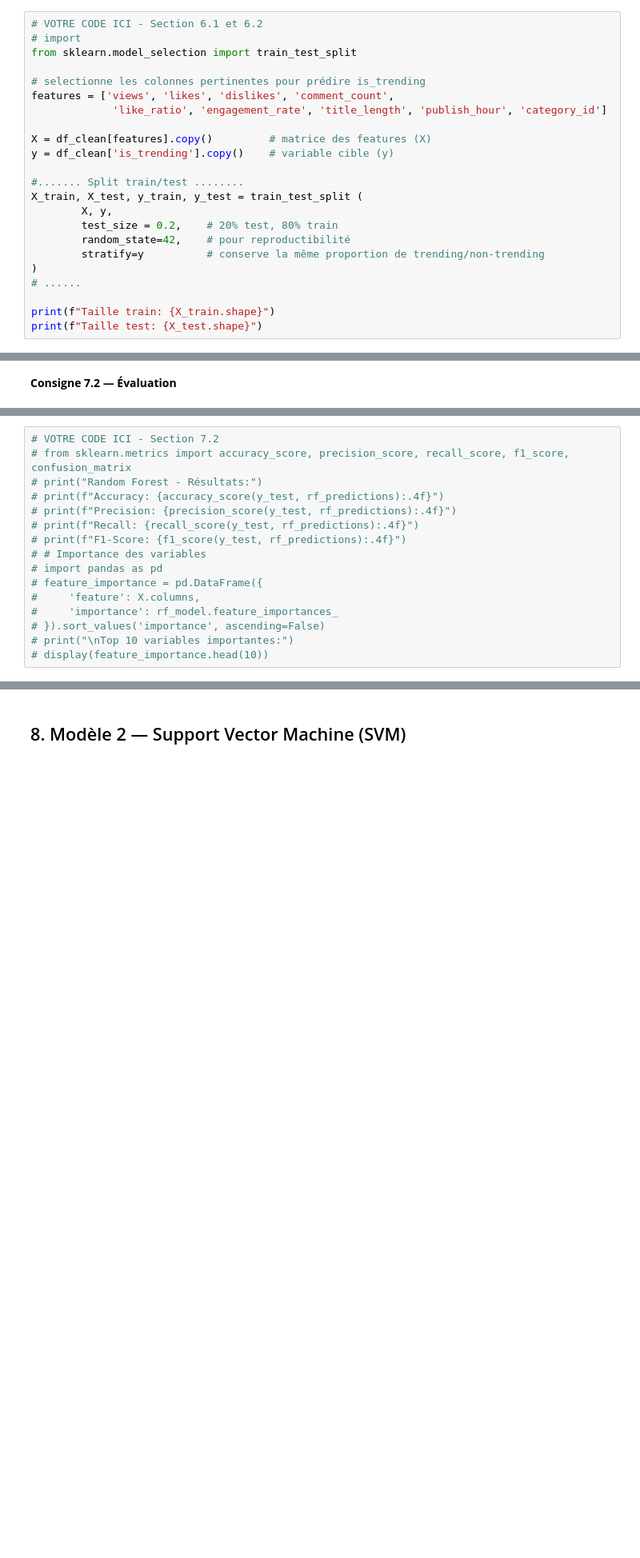
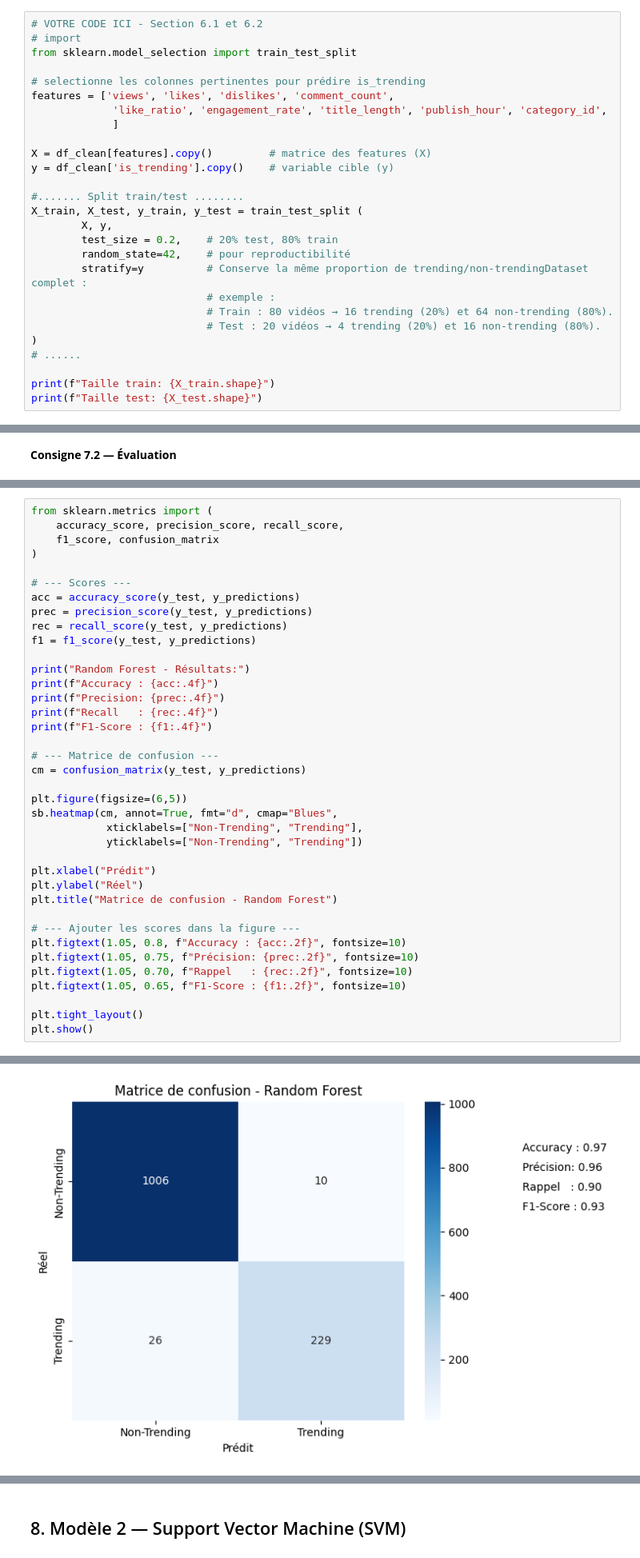
Before and after one commit to nabil-ghazali/Projet_ML_Youtube, a Jupyter notebook: projet-ml-youtube-trending-68b010e7b5bc2532236423.ipynb, the cells around one changed output, grey strips where cells are left out. Shown at 80% size. Cells and saved outputs as stored; diff of their text form; blank space fills up the shorter version.

Commit message:
Entrainement de modèles Random Forest et SVM

```diff
--- a/projet-ml-youtube-trending-68b010e7b5bc2532236423.ipynb
+++ b/projet-ml-youtube-trending-68b010e7b5bc2532236423.ipynb
@@ -555,7 +555,8 @@ from sklearn.model_selection import train_test_split
 
 # selectionne les colonnes pertinentes pour prédire is_trending
 features = ['views', 'likes', 'dislikes', 'comment_count',
-             'like_ratio', 'engagement_rate', 'title_length', 'publish_hour', 'category_id']
+             'like_ratio', 'engagement_rate', 'title_length', 'publish_hour', 'category_id',
+             ]
 
 X = df_clean[features].copy()         # matrice des features (X)
 y = df_clean['is_trending'].copy()    # variable cible (y)
@@ -565,7 +566,10 @@ X_train, X_test, y_train, y_test = train_test_split (
         X, y,
         test_size = 0.2,    # 20% test, 80% train
         random_state=42,    # pour reproductibilité
-        stratify=y          # conserve la même proportion de trending/non-trending
+        stratify=y          # Conserve la même proportion de trending/non-trendingDataset complet :
+                            # exemple :
+                            # Train : 80 vidéos → 16 trending (20%) et 64 non-trending (80%).
+                            # Test : 20 vidéos → 4 trending (20%) et 16 non-trending (80%).
 )
 # ......
 
@@ -703,16 +751,39 @@ plt.show()
 # %%
-# VOTRE CODE ICI - Section 7.2
-# from sklearn.metrics import accuracy_score, precision_score, recall_score, f1_score, confusion_matrix
-# print("Random Forest - Résultats:")
-# print(f"Accuracy: {accuracy_score(y_test, rf_predictions):.4f}")
-# print(f"Precision: {precision_score(y_test, rf_predictions):.4f}")
-# print(f"Recall: {recall_score(y_test, rf_predictions):.4f}")
-# print(f"F1-Score: {f1_score(y_test, rf_predictions):.4f}")
-# # Importance des variables
-# import pandas as pd
-# feature_importance = pd.DataFrame({
-#     'feature': X.columns,
-#     'importance': rf_model.feature_importances_
-# }).sort_values('importance', ascending=False)
-# print("\nTop 10 variables importantes:")
-# display(feature_importance.head(10))
+from sklearn.metrics import (
+    accuracy_score, precision_score, recall_score,
+    f1_score, confusion_matrix
+)
+
+# --- Scores ---
+acc = accuracy_score(y_test, y_predictions)
+prec = precision_score(y_test, y_predictions)
+rec = recall_score(y_test, y_predictions)
+f1 = f1_score(y_test, y_predictions)
+
+print("Random Forest - Résultats:")
+print(f"Accuracy : {acc:.4f}")
+print(f"Precision: {prec:.4f}")
+print(f"Recall   : {rec:.4f}")
+print(f"F1-Score : {f1:.4f}")
+
+# --- Matrice de confusion ---
+cm = confusion_matrix(y_test, y_predictions)
+
+plt.figure(figsize=(6,5))
+sb.heatmap(cm, annot=True, fmt="d", cmap="Blues",
+            xticklabels=["Non-Trending", "Trending"],
+            yticklabels=["Non-Trending", "Trending"])
+
+plt.xlabel("Prédit")
+plt.ylabel("Réel")
+plt.title("Matrice de confusion - Random Forest")
+
+# --- Ajouter les scores dans la figure ---
+plt.figtext(1.05, 0.8, f"Accuracy : {acc:.2f}", fontsize=10)
+plt.figtext(1.05, 0.75, f"Précision: {prec:.2f}", fontsize=10)
+plt.figtext(1.05, 0.70, f"Rappel   : {rec:.2f}", fontsize=10)
+plt.figtext(1.05, 0.65, f"F1-Score : {f1:.2f}", fontsize=10)
+
+plt.tight_layout()
+plt.show()
+# %% [output]
@@ -718,0 +795 @@ plt.show()
+[figure, added]
```
Also changed, not shown: parts of 45 cells of this notebook.
